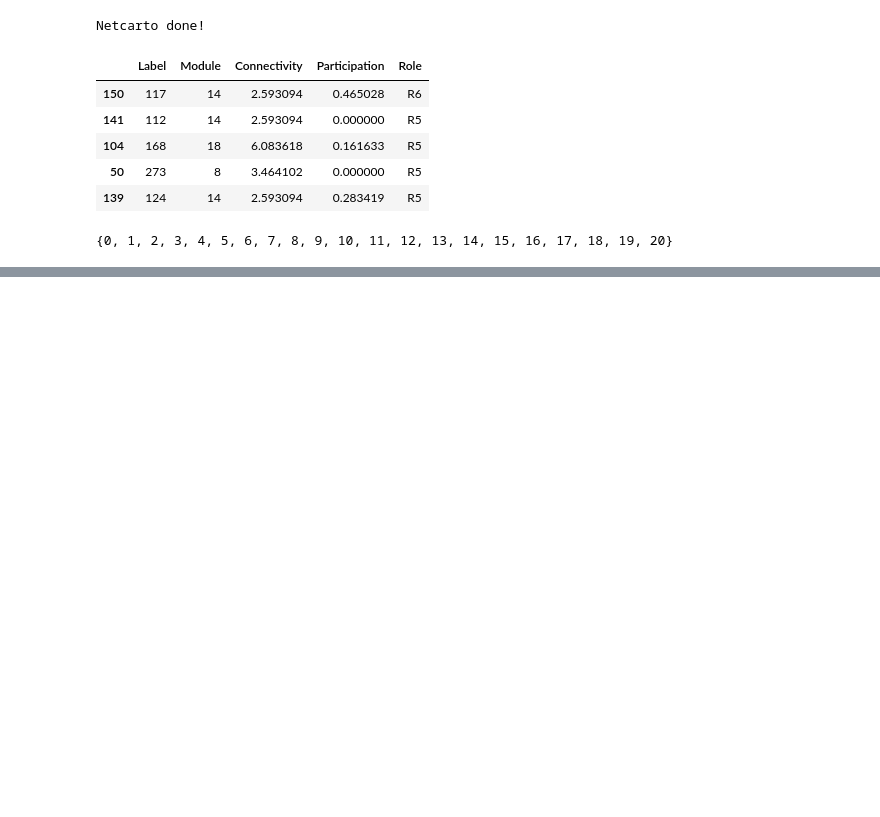
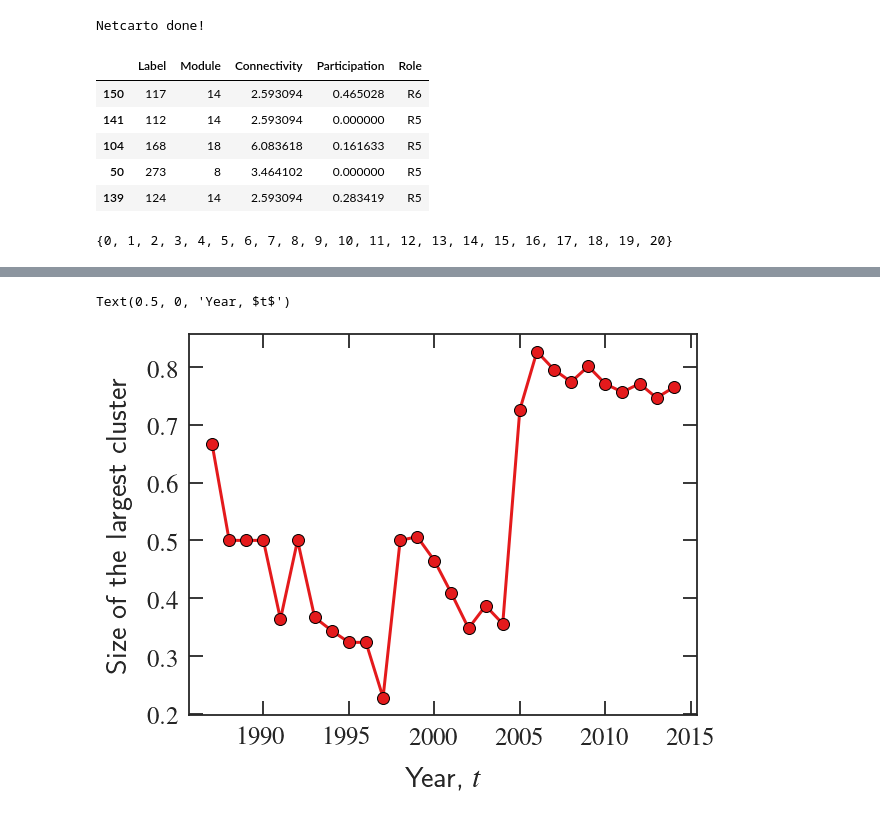
Before and after one commit to lgaalves/AppliedMathSchoolLectures, a Jupyter notebook: day-6-complex-network-analysis-of-corruption/03 - Corruption Network.ipynb, the cells around one changed output, grey strips where cells are left out. Cells and saved outputs as stored; diff of their text form; code cells hidden in the pictures; blank space fills up the shorter version.

```diff
--- a/day-6-complex-network-analysis-of-corruption/03 - Corruption Network.ipynb
+++ b/day-6-complex-network-analysis-of-corruption/03 - Corruption Network.ipynb
@@ -744,0 +788,23 @@ Number of partitions:21
+# %%
+list_lcc=[]
+for year in range(1987,2015):
+    df=data[year]
+    G=nx.Graph()
+    G.add_edges_from(df.values)
+    lcc = max(nx.connected_component_subgraphs(G), key=len)
+    list_lcc.append(len(lcc.nodes)/len(G.nodes))
+# %%
+fig, ax = plt.subplots(figsize=figsize)
+ax.plot(np.arange(1987,2015),
+        list_lcc,
+        marker='o',
+        color='#e41a1c',
+        markeredgecolor='k',
+        markersize=12,
+        linewidth=3)
+
+ax.set_ylabel(r'Size of the largest cluster')
+ax.set_xlabel(r"Year, $t$")
+# %% [output]
+Text(0.5, 0, 'Year, $t$')
+[figure, added]
```
Also changed, not shown: parts of 34 cells of this notebook.
